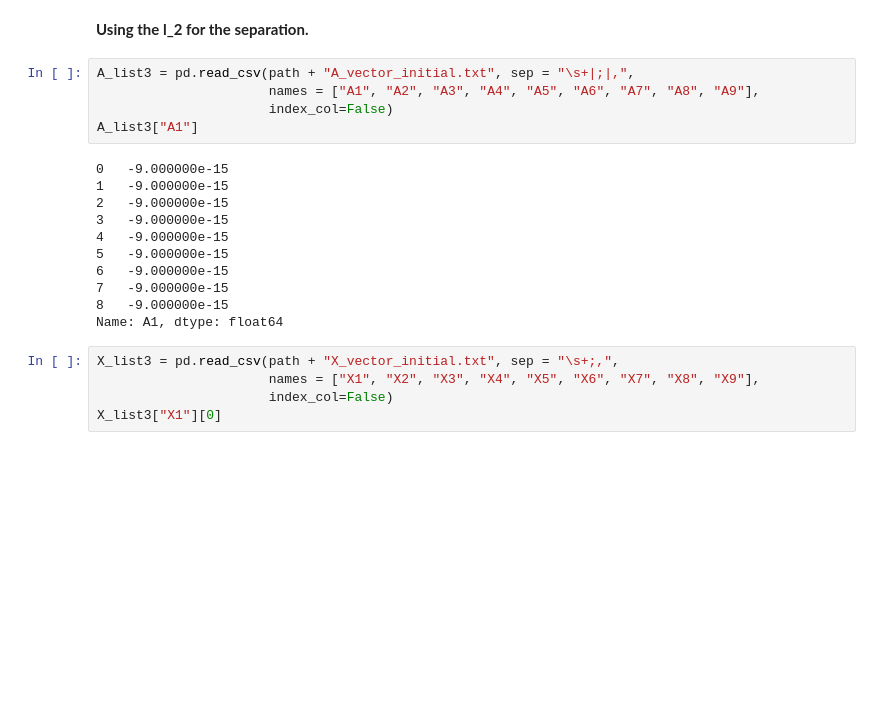
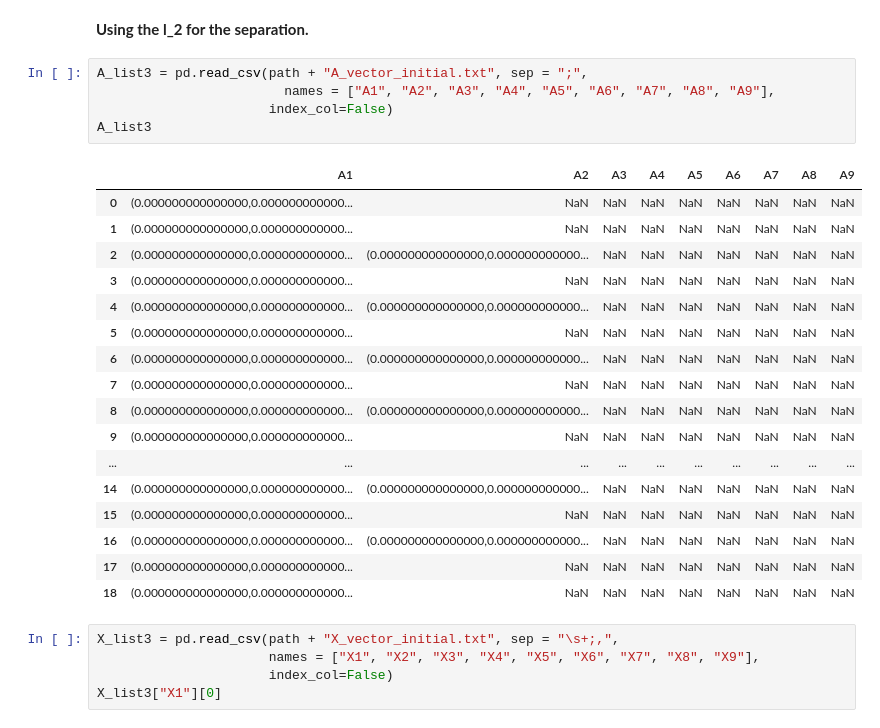
Before and after one commit to Rtk100/DIAS-Summer-Internship, a Jupyter notebook: Python/Chaos in Classical D0-Brane Mechanic. Data Analysis.ipynb, the cells around one changed output. Drawn from its saved outputs; the diff is of its cells as text; blank space fills up the shorter version.

```diff
--- a/Python/Chaos in Classical D0-Brane Mechanic. Data Analysis.ipynb
+++ b/Python/Chaos in Classical D0-Brane Mechanic. Data Analysis.ipynb
@@ -188,21 +197,28 @@ KeyError: 0
 # %% [markdown]
 **Using the l_2 for the separation.**
 # %%
-A_list3 = pd.read_csv(path + "A_vector_initial.txt", sep = "\s+|;|,",
-                      names = ["A1", "A2", "A3", "A4", "A5", "A6", "A7", "A8", "A9"],
+A_list3 = pd.read_csv(path + "A_vector_initial.txt", sep = ";",
+                        names = ["A1", "A2", "A3", "A4", "A5", "A6", "A7", "A8", "A9"],
                       index_col=False)
-A_list3["A1"]
+A_list3
 # %% [output]
-0   -9.000000e-15
-1   -9.000000e-15
-2   -9.000000e-15
-3   -9.000000e-15
-4   -9.000000e-15
-5   -9.000000e-15
-6   -9.000000e-15
-7   -9.000000e-15
-8   -9.000000e-15
-Name: A1, dtype: float64
+|  | A1 | A2 | A3 | A4 | A5 | A6 | A7 | A8 | A9 |
+| 0 | (0.000000000000000,0.000000000000... | NaN | NaN | NaN | NaN | NaN | NaN | NaN | NaN |
+| 1 | (0.000000000000000,0.000000000000... | NaN | NaN | NaN | NaN | NaN | NaN | NaN | NaN |
+| 2 | (0.000000000000000,0.000000000000... | (0.000000000000000,0.000000000000... | NaN | NaN | NaN | NaN | NaN | NaN | NaN |
+| 3 | (0.000000000000000,0.000000000000... | NaN | NaN | NaN | NaN | NaN | NaN | NaN | NaN |
+| 4 | (0.000000000000000,0.000000000000... | (0.000000000000000,0.000000000000... | NaN | NaN | NaN | NaN | NaN | NaN | NaN |
+| 5 | (0.000000000000000,0.000000000000... | NaN | NaN | NaN | NaN | NaN | NaN | NaN | NaN |
+| 6 | (0.000000000000000,0.000000000000... | (0.000000000000000,0.000000000000... | NaN | NaN | NaN | NaN | NaN | NaN | NaN |
+| 7 | (0.000000000000000,0.000000000000... | NaN | NaN | NaN | NaN | NaN | NaN | NaN | NaN |
+| 8 | (0.000000000000000,0.000000000000... | (0.000000000000000,0.000000000000... | NaN | NaN | NaN | NaN | NaN | NaN | NaN |
+| 9 | (0.000000000000000,0.000000000000... | NaN | NaN | NaN | NaN | NaN | NaN | NaN | NaN |
+| ... | ... | ... | ... | ... | ... | ... | ... | ... | ... |
+| 14 | (0.000000000000000,0.000000000000... | (0.000000000000000,0.000000000000... | NaN | NaN | NaN | NaN | NaN | NaN | NaN |
+| 15 | (0.000000000000000,0.000000000000... | NaN | NaN | NaN | NaN | NaN | NaN | NaN | NaN |
+| 16 | (0.000000000000000,0.000000000000... | (0.000000000000000,0.000000000000... | NaN | NaN | NaN | NaN | NaN | NaN | NaN |
+| 17 | (0.000000000000000,0.000000000000... | NaN | NaN | NaN | NaN | NaN | NaN | NaN | NaN |
+| 18 | (0.000000000000000,0.000000000000... | NaN | NaN | NaN | NaN | NaN | NaN | NaN | NaN |
 # %%
 X_list3 = pd.read_csv(path + "X_vector_initial.txt", sep = "\s+;,",
                       names = ["X1", "X2", "X3", "X4", "X5", "X6", "X7", "X8", "X9"],
```
Also changed, not shown: parts of 2 cells of this notebook, 5 other files.
